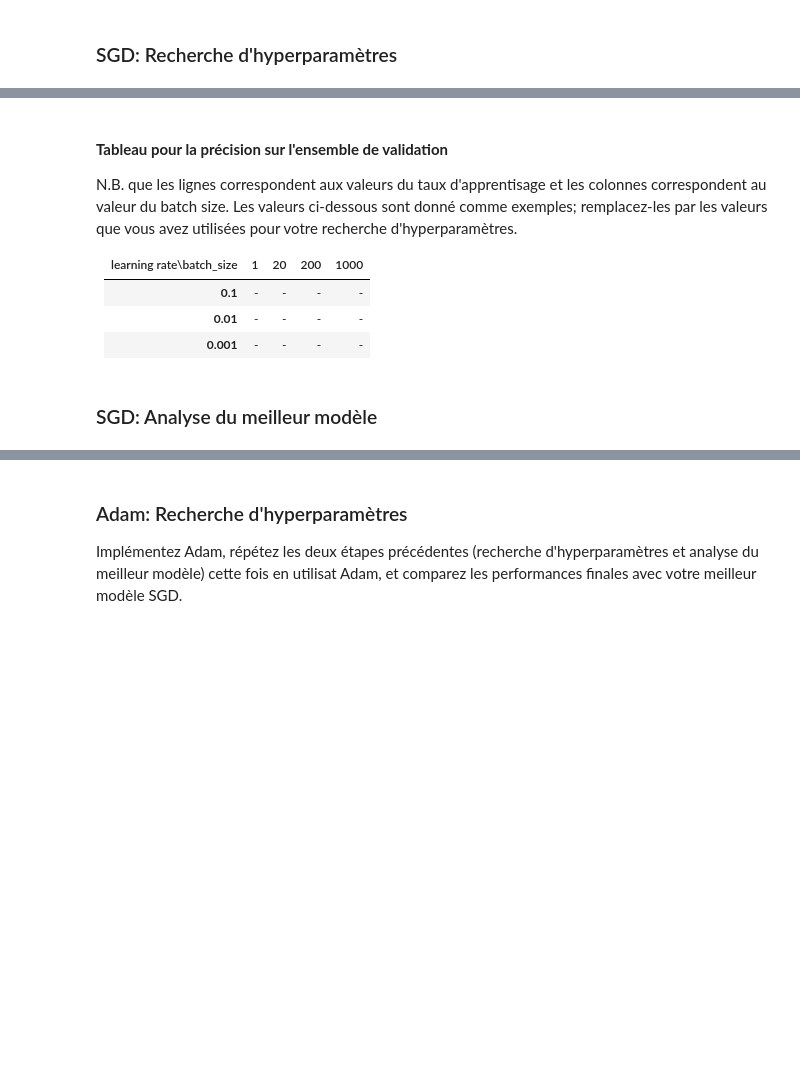
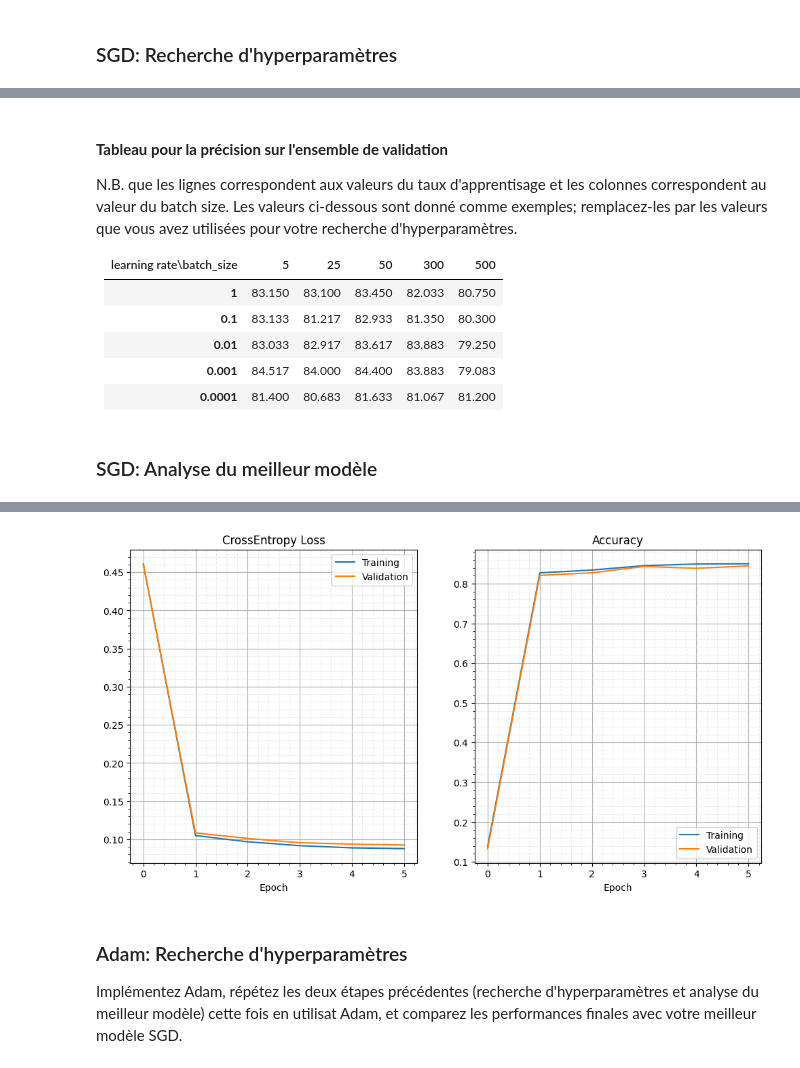
Before and after one commit to Alexndrs/Bayesian-Network-exploration, a Jupyter notebook: INF8225_TP1_H25.ipynb, the cells around one changed output, grey strips where cells are left out. Saved outputs shown, nothing was run; the diff lists cells and outputs as text; code cells hidden in the pictures; blank space fills up the shorter version.

```diff
--- a/INF8225_TP1_H25.ipynb
+++ b/INF8225_TP1_H25.ipynb
@@ -600,8 +582,15 @@ class LinearModel:
       self.params -= lr * grads
 
     def adam_update(self, lr, grads):
-      # TODO : implémenter mise à jour des paramètres ici.
-      pass
+      beta1 = 0.9
+      beta2 = 0.999
+
+      self.t += 1
+      self.m_t = beta1 * self.m_t + (1 - beta1) * grads
+      self.v_t = beta2 * self.v_t + (1 - beta2) * (grads**2)
+      m = self.m_t / (1 - beta1)
+      v = self.v_t / (1 - beta2)
+      self.params -= lr * m / (torch.sqrt(v) + 1e-8)
 
 def train(model, lr=0.1, nb_epochs=10, sgd=True, data_loader_train=None, data_loader_val=None):
     best_model = None
@@ -642,8 +631,8 @@ def train(model, lr=0.1, nb_epochs=10, sgd=True, data_loader_train=None, data_lo
 # %%
 # SGD
 # Montrez les résultats pour différents taux d'apprentissage, e.g. 0.1, 0.01, 0.001, et différentes tailles de mini-batch, e.g. 1, 20, 200, 1000.
-batch_size_list = [1, 20, 200, 1000]   # Define ranges in a list
-lr_list = [0.1, 0.01, 0.001]           # Define ranges in a list
+batch_size_list = [5, 25, 50, 300, 500]   # Define ranges in a list
+lr_list = [1, 0.1, 0.01, 0.001, 0.0001]           # Define ranges in a list
 
 with torch.no_grad():
   for lr in lr_list:
@@ -665,18 +652,20 @@ Epoch  2,                 Train: loss=1.926, accuracy=81.8%,                 Val
 #### **Tableau pour la précision sur l'ensemble de validation**
 N.B. que les lignes correspondent aux valeurs du taux d'apprentisage et les colonnes correspondent au valeur du batch size. Les valeurs ci-dessous sont donné comme exemples; remplacez-les par les valeurs que vous avez utilisées pour votre recherche d'hyperparamètres.
 
-learning rate\batch_size  | 1 | 20 | 200 | 1000
--------------------|------------------|------------------|------------------|------------------|
-**0.1**   | -  | - | - | - | - |
-**0.01** | -  | - | - | - | - |
-**0.001**  | -  | - | - | - | - |
+learning rate\batch_size  | 5       | 25     | 50     | 300    | 500 |
+--------------------------|---------|--------|--------|--------|-----|
+**1**                     | 83.150   | 83.100  | 83.450  | 82.033  | 80.750 |
+**0.1**                   | 83.133   | 81.217  | 82.933  | 81.350  | 80.300 |
+**0.01**                  | 83.033   | 82.917  | 83.617  | 83.883  | 79.250 |
+**0.001**                 | 84.517   | 84.000  | 84.400 | 83.883  | 79.083 |
+**0.0001**                | 81.400   | 80.683  | 81.633  | 81.067  | 81.200 |
 # %% [markdown]
 ### SGD: Analyse du meilleur modèle
 # %%
 # SGD
 # Montrez les résultats pour la meilleure configuration trouvez ci-dessus.
-batch_size = None # TODO: Vous devez modifier cette valeur avec la meilleur que vous avez eu.
-lr = None         # TODO: Vous devez modifier cette valeur avec la meilleur que vous avez eu.
+batch_size = 5 # TODO: Vous devez modifier cette valeur avec la meilleur que vous avez eu.
+lr = 0.001         # TODO: Vous devez modifier cette valeur avec la meilleur que vous avez eu.
 
 with torch.no_grad():
   data_loader_train, data_loader_val, data_loader_test = get_fashion_mnist_dataloaders(val_percentage=0.1, batch_size=batch_size)
@@ -697,3 +696,4 @@ TypeError: object of type 'int' has no len()
+[figure, added]
 # %% [markdown]
 ### Adam: Recherche d'hyperparamètres
 
```
Also changed, not shown: parts of 9 cells of this notebook.
